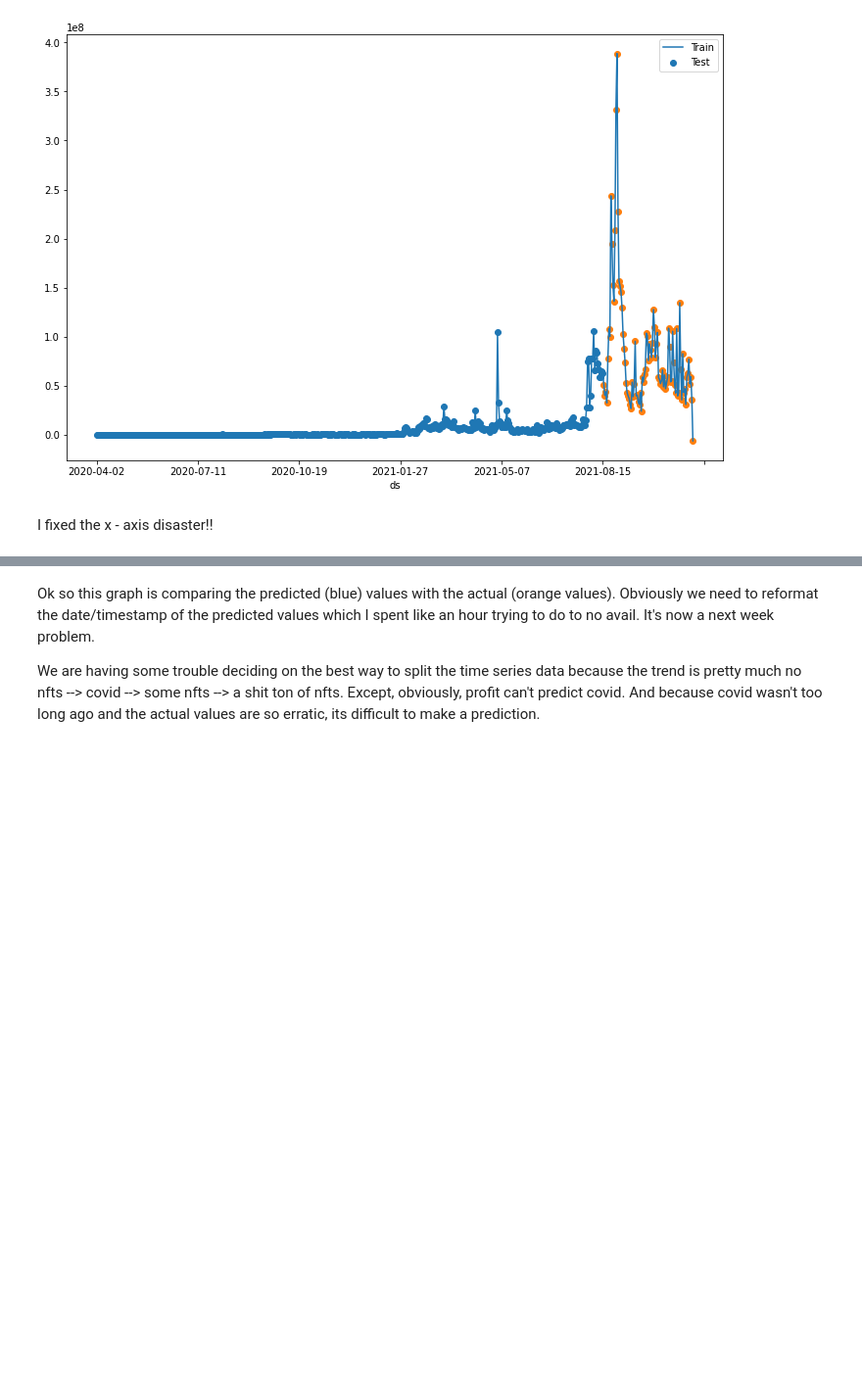
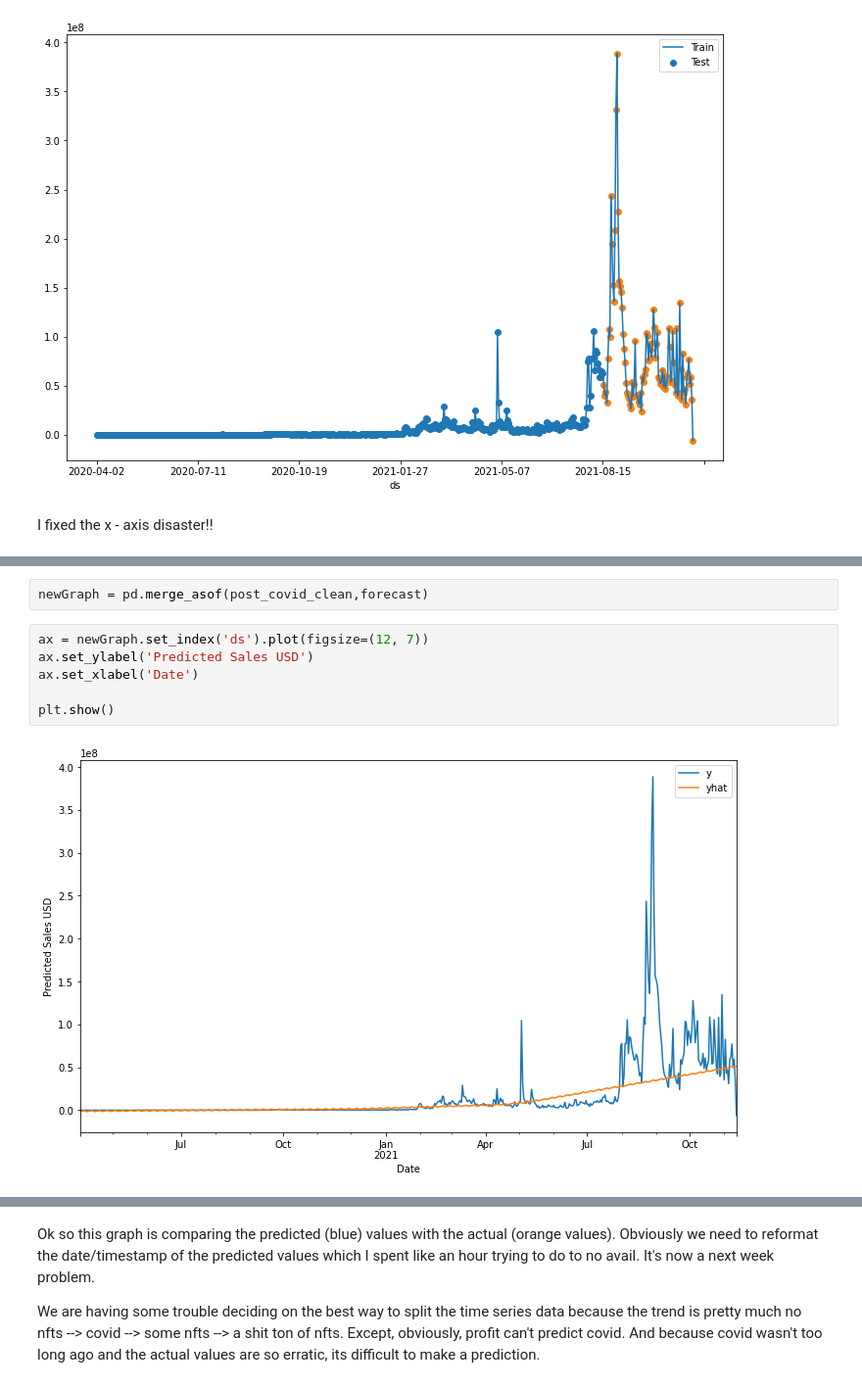
Before and after one commit to eroskopf/NFTPricePred, a Jupyter notebook: analysis/Post Covid Analysis.ipynb, the cells around one changed output, grey strips where cells are left out. Shown at 98% size. Drawn from its saved outputs; the diff is of its cells as text; blank space fills up the shorter version.

```diff
--- a/analysis/Post Covid Analysis.ipynb
+++ b/analysis/Post Covid Analysis.ipynb
@@ -98,0 +114,10 @@ plt.show()
+# %%
+newGraph = pd.merge_asof(post_covid_clean,forecast)
+# %%
+ax = newGraph.set_index('ds').plot(figsize=(12, 7))
+ax.set_ylabel('Predicted Sales USD')
+ax.set_xlabel('Date')
+
+plt.show()
+# %% [output]
+[figure, added]
```
Also changed, not shown: parts of 22 cells of this notebook, 2 other files.
